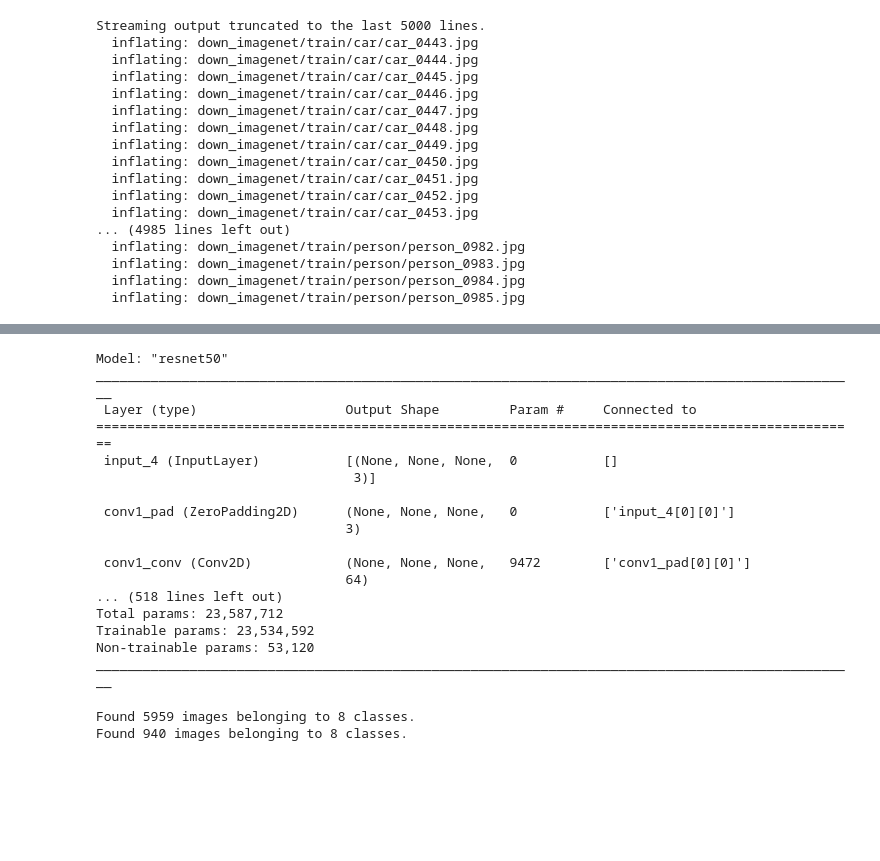
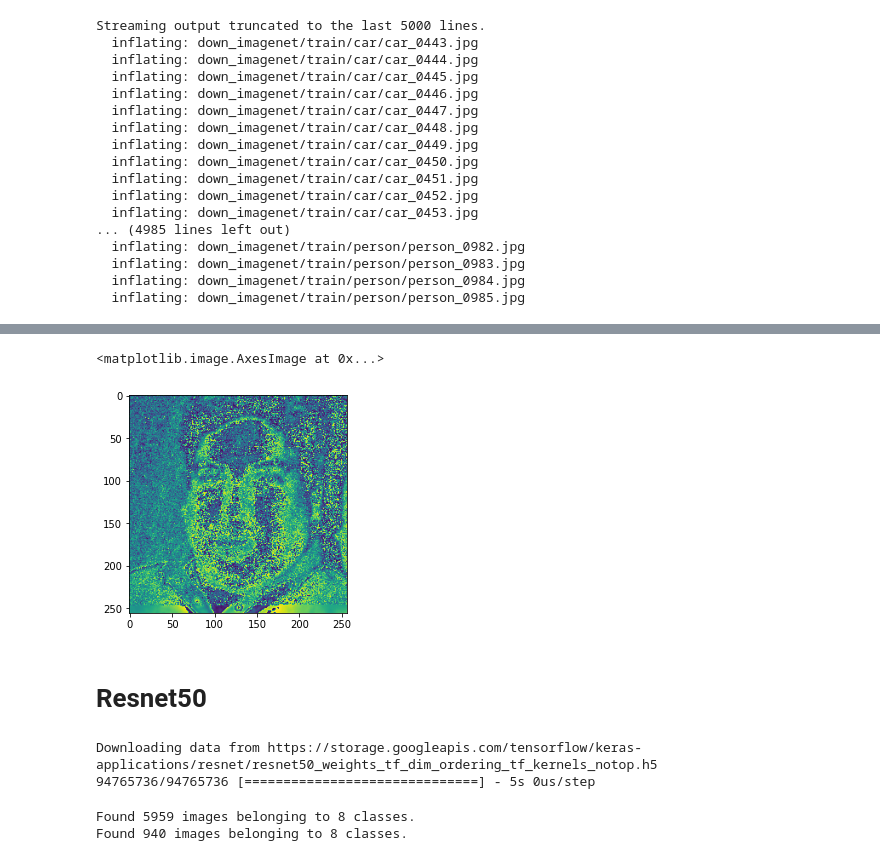
Before and after one commit to Kavyaachanta0808/fe, a Jupyter notebook: FE_PROJECT.ipynb, the cells around one changed output, grey strips where cells are left out. Saved outputs shown, nothing was run; the diff lists cells and outputs as text; code cells hidden in the pictures; blank space fills up the shorter version.

```diff
--- a/FE_PROJECT.ipynb
+++ b/FE_PROJECT.ipynb
@@ -60,3 +55,11 @@ error: ignored
+# %%
+def apply_image_transormations(img):
+  return single_channel_image(img) + single_channel_image(apply_keypoints(img))
+
+plt.imshow(apply_image_transormations(cv2.imread('/content/down_imagenet/train/person/person_0009.jpg')))
+# %% [output]
+<matplotlib.image.AxesImage at 0x...>
+[figure, added]
 # %%
 datasetdir = '/content/down_imagenet'
 import os
@@ -125,25 +124,11 @@ def plot_history(history, yrange):
     plt.title('Training and validation loss')
 
     plt.show()
+# %% [markdown]
+# Resnet50
 # %%
 resnet50 = keras.applications.resnet50
-conv_model = resnet50.ResNet50(weights='imagenet', include_top=False)
-conv_model.summary()
+conv_model = resnet50.ResNet50(weights='imagenet', include_top=False, input_shape=(100, 100, 3))
 # %% [output]
-Model: "resnet50"
-__________________________________________________________________________________________________
- Layer (type)                   Output Shape         Param #     Connected to
-==================================================================================================
- input_4 (InputLayer)           [(None, None, None,  0           []
-                                 3)]
-
- conv1_pad (ZeroPadding2D)      (None, None, None,   0           ['input_4[0][0]']
-                                3)
-
- conv1_conv (Conv2D)            (None, None, None,   9472        ['conv1_pad[0][0]']
-                                64)
-... (518 lines left out)
-Total params: 23,587,712
-Trainable params: 23,534,592
-Non-trainable params: 53,120
-__________________________________________________________________________________________________
+Downloading data from https://storage.googleapis.com/tensorflow/keras-applications/resnet/resnet50_weights_tf_dim_ordering_tf_kernels_notop.h5
+94765736/94765736 [==============================] - 5s 0us/step
```
Also changed, not shown: parts of 26 cells of this notebook, 1 other file.
